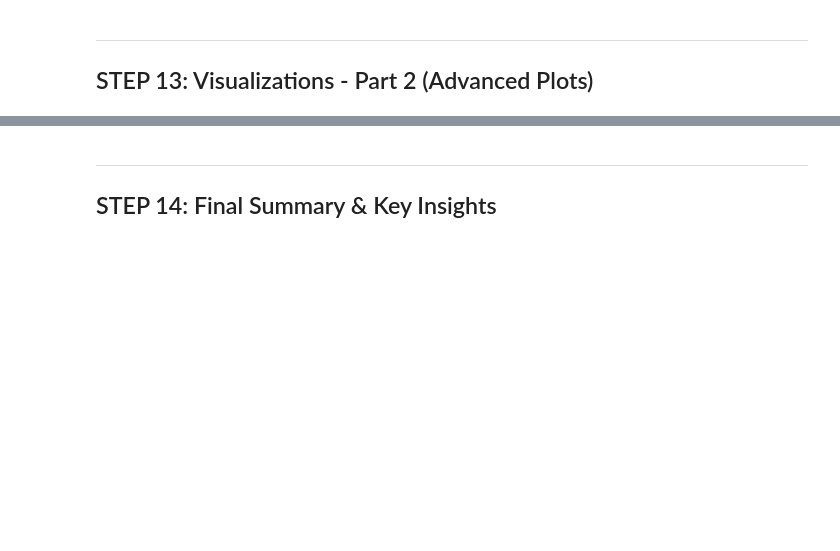
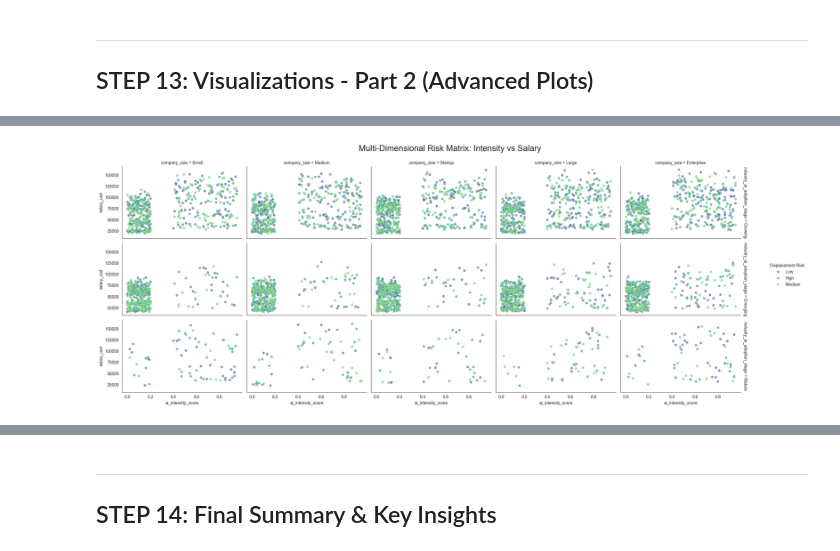
Before and after one commit to singhan14/global-ai-job-impact, a Jupyter notebook: notebooks/Complete_EDA_Analysis.ipynb, the cells around one changed output, grey strips where cells are left out. Saved outputs shown, nothing was run; the diff lists cells and outputs as text; code cells hidden in the pictures; blank space fills up the shorter version.

```diff
--- a/notebooks/Complete_EDA_Analysis.ipynb
+++ b/notebooks/Complete_EDA_Analysis.ipynb
@@ -1397,0 +1682,13 @@ Advanced plots created and saved!
+# %%
+sns.set_style("white")
+g = sns.FacetGrid(df, col="company_size", row="industry_ai_adoption_stage",
+                  hue="ai_job_displacement_risk", palette="viridis",
+                  margin_titles=True, height=3, aspect=1.5)
+
+g.map(sns.scatterplot, "ai_intensity_score", "salary_usd", alpha=0.6, s=40)
+g.add_legend(title="Displacement Risk")
+g.fig.subplots_adjust(top=0.9)
+g.fig.suptitle('Multi-Dimensional Risk Matrix: Intensity vs Salary', fontsize=20)
+plt.show()
+# %% [output]
+[figure, added]
```
Also changed, not shown: parts of 54 cells of this notebook, 1 other file.
